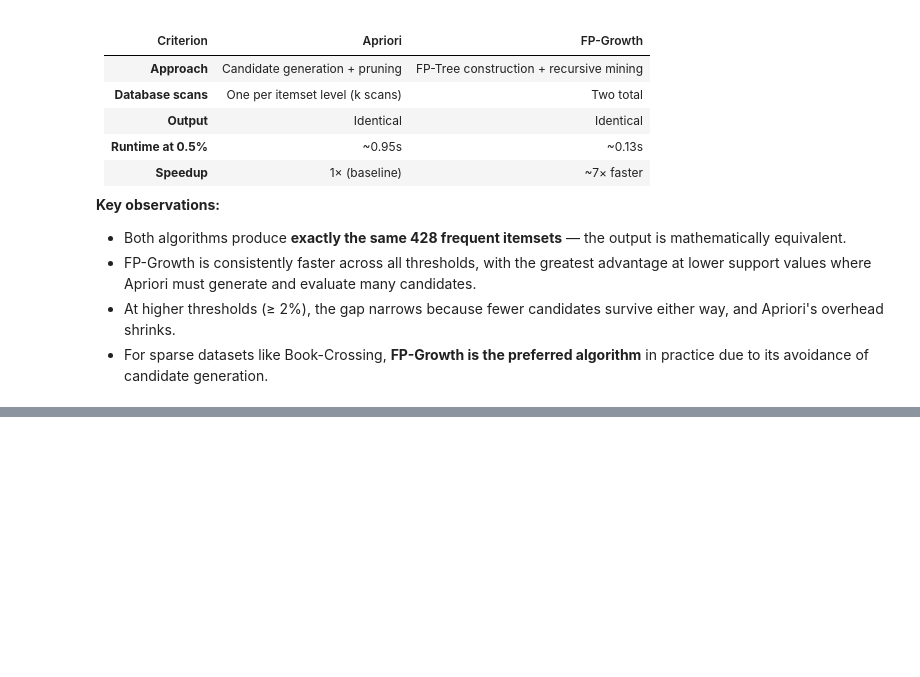
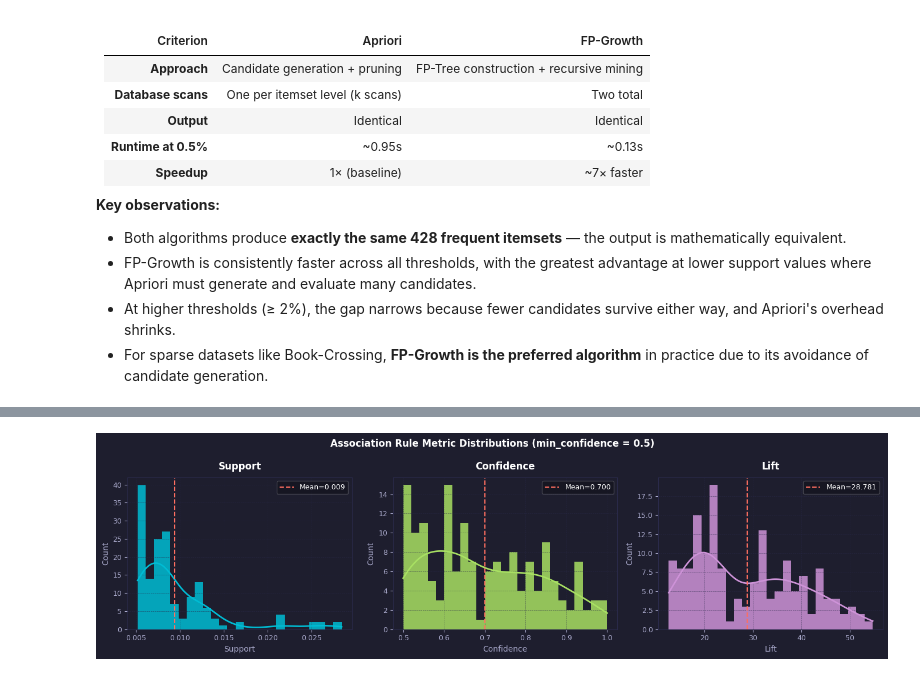
Before and after one commit to olkanth/MSCS_634_Lab_6, a Jupyter notebook: MSCS_634_Lab_6.ipynb, the cells around one changed output, grey strips where cells are left out. Cells and saved outputs as stored; diff of their text form; code cells hidden in the pictures; blank space fills up the shorter version.

```diff
--- a/MSCS_634_Lab_6.ipynb
+++ b/MSCS_634_Lab_6.ipynb
@@ -1175,0 +1450,24 @@ plt.show(); plt.close()
+# %%
+# Metric Distributions
+fig, axes = plt.subplots(1, 3, figsize=(14, 4), facecolor=BG)
+fig.suptitle('Association Rule Metric Distributions (min_confidence = 0.5)',
+             color='white', fontsize=12, fontweight='bold')
+
+for ax, col, color, label in [
+    (axes[0], 'support',    CYAN,   'Support'),
+    (axes[1], 'confidence', LIME,   'Confidence'),
+    (axes[2], 'lift',       PURPLE, 'Lift'),
+]:
+    ax.set_facecolor(BG)
+    sns.histplot(rules_ap[col], bins=25, color=color, edgecolor='none',
+                 alpha=0.85, ax=ax, kde=True,
+                 line_kws={'color': GOLD, 'linewidth': 2})
+    ax.axvline(rules_ap[col].mean(), color=CORAL, ls='--', lw=1.5,
+               label=f'Mean={rules_ap[col].mean():.3f}')
+    style_ax(ax, label, label, 'Count', legend=True)
+
+plt.tight_layout()
+plt.savefig('Visualizations/15_apriori_FPGrowth_metric_dist.png', dpi=130, bbox_inches='tight', facecolor=BG)
+plt.show(); plt.close()
+# %% [output]
+[figure, added]
```
Also changed, not shown: parts of 32 cells of this notebook.
